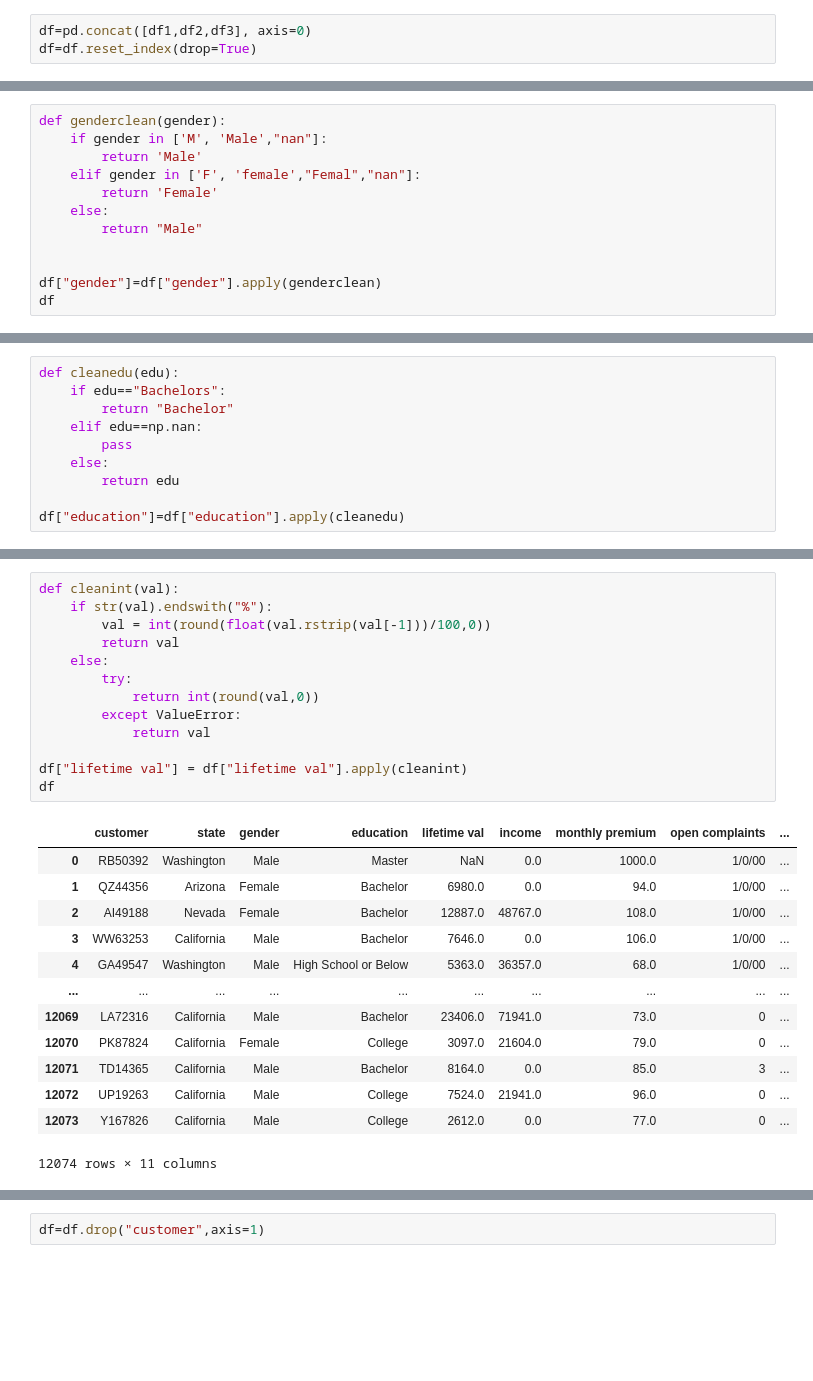
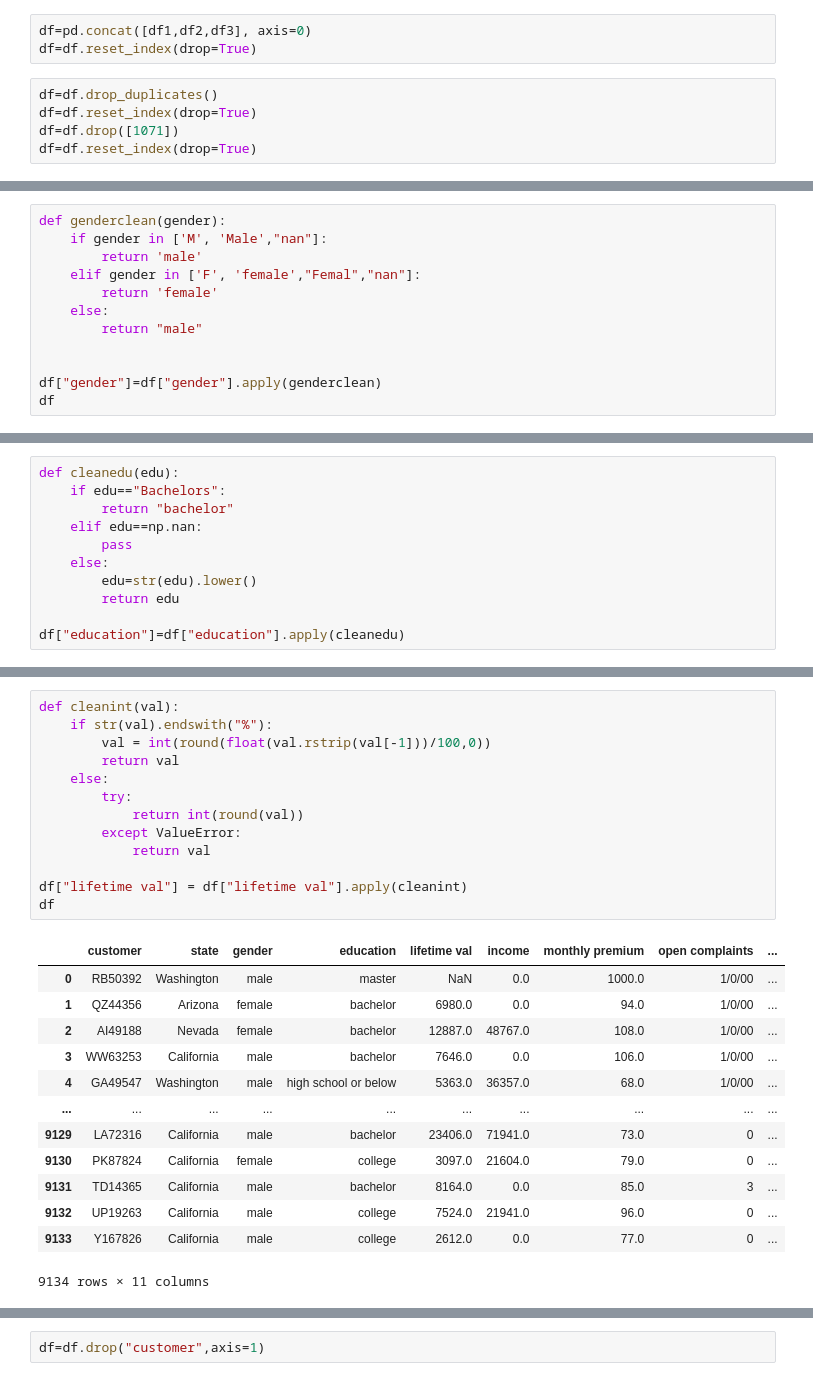
Before and after one commit to Tango2Tiger/Week2labsclement, a Jupyter notebook: Customer_Analysis_Case_Study/Insurance company case - week 2 Lab.ipynb, the cells around one changed output, grey strips where cells are left out. Cells and saved outputs as stored; diff of their text form; blank space fills up the shorter version.

```diff
--- a/Customer_Analysis_Case_Study/Insurance company case - week 2 Lab.ipynb
+++ b/Customer_Analysis_Case_Study/Insurance company case - week 2 Lab.ipynb
@@ -40,6 +40,11 @@ df3.rename(columns={'Customer':'customer','State':'state',
 # %%
 df=pd.concat([df1,df2,df3], axis=0)
 df=df.reset_index(drop=True)
+# %%
+df=df.drop_duplicates()
+df=df.reset_index(drop=True)
+df=df.drop([1071])
+df=df.reset_index(drop=True)
 # %%
 df
 # %% [output]
@@ -86,11 +91,11 @@ df
 # %%
 def genderclean(gender):
     if gender in ['M', 'Male',"nan"]:
-        return 'Male'
+        return 'male'
     elif gender in ['F', 'female',"Femal","nan"]:
-        return 'Female'
+        return 'female'
     else:
-        return "Male"
+        return "male"
 
 
 df["gender"]=df["gender"].apply(genderclean)
@@ -112,10 +121,11 @@ df
 # %%
 def cleanedu(edu):
     if edu=="Bachelors":
-        return "Bachelor"
+        return "bachelor"
     elif edu==np.nan:
         pass
     else:
+        edu=str(edu).lower()
         return edu
 
 df["education"]=df["education"].apply(cleanedu)
@@ -122,27 +136,27 @@ df["education"]=df["education"].apply(cleanedu)
 # %%
 def cleanint(val):
     if str(val).endswith("%"):
         val = int(round(float(val.rstrip(val[-1]))/100,0))
         return val
     else:
         try:
-            return int(round(val,0))
+            return int(round(val))
         except ValueError:
             return val
 
 df["lifetime val"] = df["lifetime val"].apply(cleanint)
 df
 # %% [output]
 |  | customer | state | gender | education | lifetime val | income | monthly premium | open complaints | ... |
-| 0 | RB50392 | Washington | Male | Master | NaN | 0.0 | 1000.0 | 1/0/00 | ... |
-| 1 | QZ44356 | Arizona | Female | Bachelor | 6980.0 | 0.0 | 94.0 | 1/0/00 | ... |
-| 2 | AI49188 | Nevada | Female | Bachelor | 12887.0 | 48767.0 | 108.0 | 1/0/00 | ... |
-| 3 | WW63253 | California | Male | Bachelor | 7646.0 | 0.0 | 106.0 | 1/0/00 | ... |
-| 4 | GA49547 | Washington | Male | High School or Below | 5363.0 | 36357.0 | 68.0 | 1/0/00 | ... |
+| 0 | RB50392 | Washington | male | master | NaN | 0.0 | 1000.0 | 1/0/00 | ... |
+| 1 | QZ44356 | Arizona | female | bachelor | 6980.0 | 0.0 | 94.0 | 1/0/00 | ... |
+| 2 | AI49188 | Nevada | female | bachelor | 12887.0 | 48767.0 | 108.0 | 1/0/00 | ... |
+| 3 | WW63253 | California | male | bachelor | 7646.0 | 0.0 | 106.0 | 1/0/00 | ... |
+| 4 | GA49547 | Washington | male | high school or below | 5363.0 | 36357.0 | 68.0 | 1/0/00 | ... |
 | ... | ... | ... | ... | ... | ... | ... | ... | ... | ... |
-| 12069 | LA72316 | California | Male | Bachelor | 23406.0 | 71941.0 | 73.0 | 0 | ... |
-| 12070 | PK87824 | California | Female | College | 3097.0 | 21604.0 | 79.0 | 0 | ... |
-| 12071 | TD14365 | California | Male | Bachelor | 8164.0 | 0.0 | 85.0 | 3 | ... |
-| 12072 | UP19263 | California | Male | College | 7524.0 | 21941.0 | 96.0 | 0 | ... |
-| 12073 | Y167826 | California | Male | College | 2612.0 | 0.0 | 77.0 | 0 | ... |
+| 9129 | LA72316 | California | male | bachelor | 23406.0 | 71941.0 | 73.0 | 0 | ... |
+| 9130 | PK87824 | California | female | college | 3097.0 | 21604.0 | 79.0 | 0 | ... |
+| 9131 | TD14365 | California | male | bachelor | 8164.0 | 0.0 | 85.0 | 3 | ... |
+| 9132 | UP19263 | California | male | college | 7524.0 | 21941.0 | 96.0 | 0 | ... |
+| 9133 | Y167826 | California | male | college | 2612.0 | 0.0 | 77.0 | 0 | ... |
-12074 rows × 11 columns
+9134 rows × 11 columns
```
Also changed, not shown: parts of 26 cells of this notebook.
